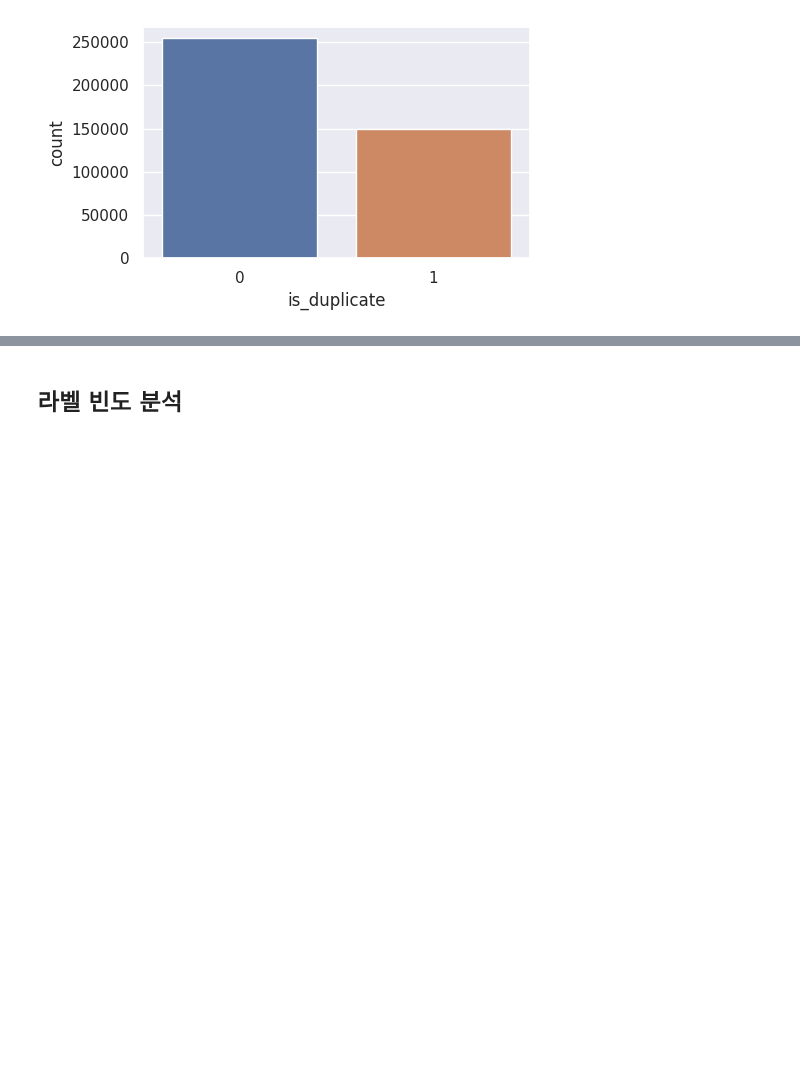
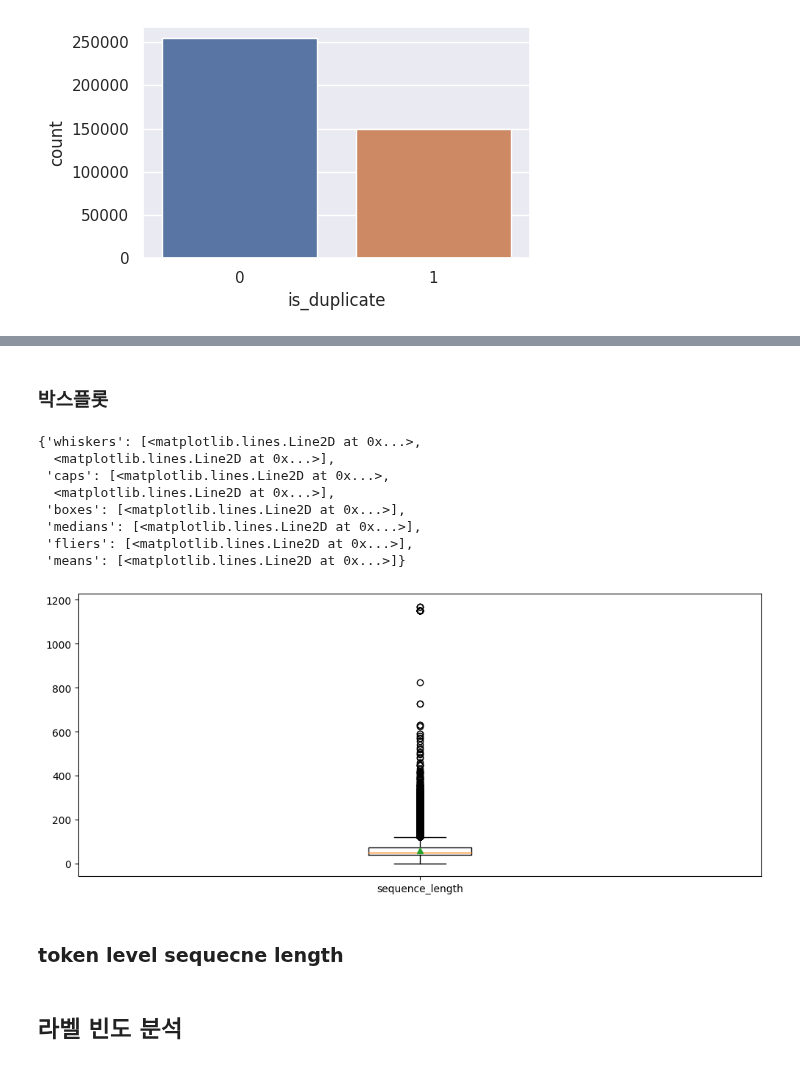
Before and after one commit to DonghaeSuh/NLP_Pytorch, a Jupyter notebook: EDA/Quora_Question_Pairs_EDA.ipynb, the cells around one changed output, grey strips where cells are left out. Cells and saved outputs as stored; diff of their text form; code cells hidden in the pictures; blank space fills up the shorter version.

```diff
--- a/EDA/Quora_Question_Pairs_EDA.ipynb
+++ b/EDA/Quora_Question_Pairs_EDA.ipynb
@@ -144,3 +189,21 @@ sns.countplot(x='is_duplicate',data=train_df)
+# %% [markdown]
+### 박스플롯
+# %%
+plt.figure(figsize=(12,5))
+
+plt.boxplot([train_length],labels=['sequence_length'],showmeans=True)
+# %% [output]
+{'whiskers': [<matplotlib.lines.Line2D at 0x...>,
+  <matplotlib.lines.Line2D at 0x...>],
+ 'caps': [<matplotlib.lines.Line2D at 0x...>,
+  <matplotlib.lines.Line2D at 0x...>],
+ 'boxes': [<matplotlib.lines.Line2D at 0x...>],
+ 'medians': [<matplotlib.lines.Line2D at 0x...>],
+ 'fliers': [<matplotlib.lines.Line2D at 0x...>],
+ 'means': [<matplotlib.lines.Line2D at 0x...>]}
+[figure, added]
+# %% [markdown]
+### token level sequecne length
 # %% [markdown]
 ## 라벨 빈도 분석
 # %% [markdown]
```
Also changed, not shown: parts of 8 cells of this notebook.
